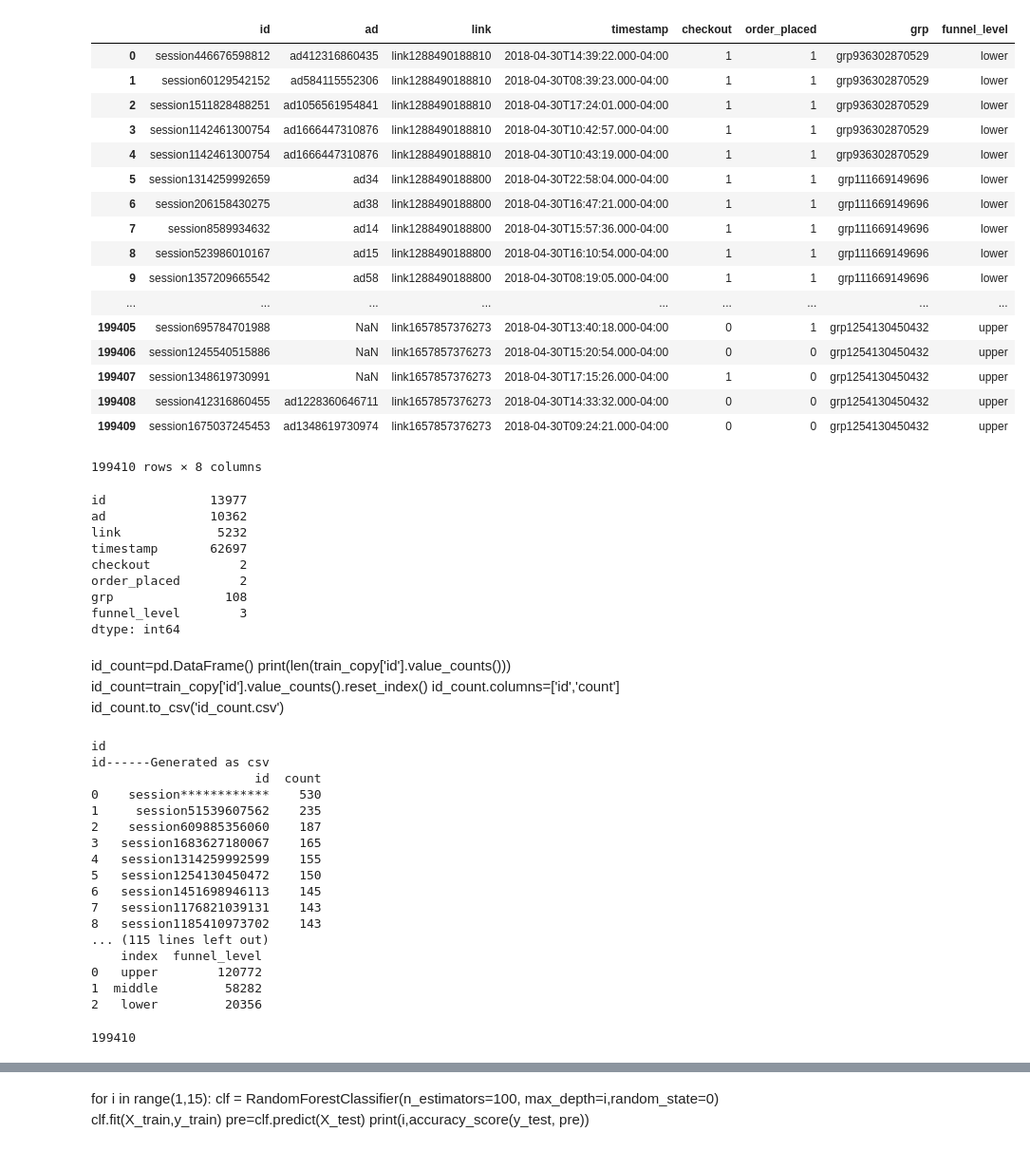
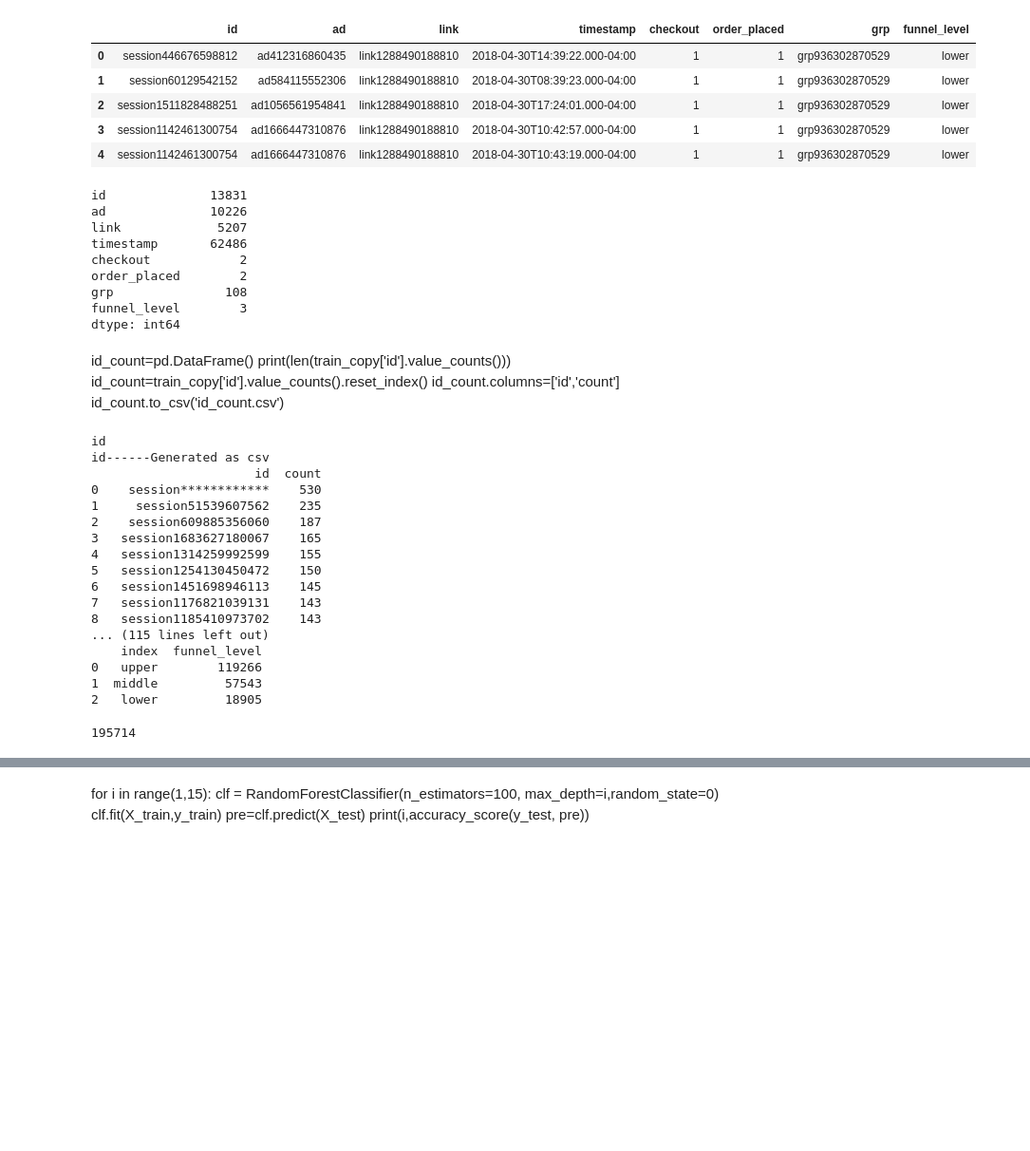
Before and after one commit to VarshiniBalaji/ecommerce-analysis, a Jupyter notebook: data_modeling_and_rfc.ipynb, the cells around one changed output, grey strips where cells are left out. Shown at 95% size. Saved outputs shown, nothing was run; the diff lists cells and outputs as text; code cells hidden in the pictures; blank space fills up the shorter version.

```diff
--- a/data_modeling_and_rfc.ipynb
+++ b/data_modeling_and_rfc.ipynb
@@ -15,28 +15,16 @@ from sklearn.ensemble import ExtraTreesClassifier
 from sklearn.naive_bayes import GaussianNB
 from sklearn.naive_bayes import MultinomialNB
 # %%
-train=pd.read_csv('training_data.csv')
+train=pd.read_csv('train_mod.csv')
 # %%
-train
+train.head()
 # %% [output]
 |  | id | ad | link | timestamp | checkout | order_placed | grp | funnel_level |
 | 0 | session446676598812 | ad412316860435 | link1288490188810 | 2018-04-30T14:39:22.000-04:00 | 1 | 1 | grp936302870529 | lower |
 | 1 | session60129542152 | ad584115552306 | link1288490188810 | 2018-04-30T08:39:23.000-04:00 | 1 | 1 | grp936302870529 | lower |
 | 2 | session1511828488251 | ad1056561954841 | link1288490188810 | 2018-04-30T17:24:01.000-04:00 | 1 | 1 | grp936302870529 | lower |
 | 3 | session1142461300754 | ad1666447310876 | link1288490188810 | 2018-04-30T10:42:57.000-04:00 | 1 | 1 | grp936302870529 | lower |
 | 4 | session1142461300754 | ad1666447310876 | link1288490188810 | 2018-04-30T10:43:19.000-04:00 | 1 | 1 | grp936302870529 | lower |
-| 5 | session1314259992659 | ad34 | link1288490188800 | 2018-04-30T22:58:04.000-04:00 | 1 | 1 | grp111669149696 | lower |
-| 6 | session206158430275 | ad38 | link1288490188800 | 2018-04-30T16:47:21.000-04:00 | 1 | 1 | grp111669149696 | lower |
-| 7 | session8589934632 | ad14 | link1288490188800 | 2018-04-30T15:57:36.000-04:00 | 1 | 1 | grp111669149696 | lower |
-| 8 | session523986010167 | ad15 | link1288490188800 | 2018-04-30T16:10:54.000-04:00 | 1 | 1 | grp111669149696 | lower |
-| 9 | session1357209665542 | ad58 | link1288490188800 | 2018-04-30T08:19:05.000-04:00 | 1 | 1 | grp111669149696 | lower |
-| ... | ... | ... | ... | ... | ... | ... | ... | ... |
-| 199405 | session695784701988 | NaN | link1657857376273 | 2018-04-30T13:40:18.000-04:00 | 0 | 1 | grp1254130450432 | upper |
-| 199406 | session1245540515886 | NaN | link1657857376273 | 2018-04-30T15:20:54.000-04:00 | 0 | 0 | grp1254130450432 | upper |
-| 199407 | session1348619730991 | NaN | link1657857376273 | 2018-04-30T17:15:26.000-04:00 | 1 | 0 | grp1254130450432 | upper |
-| 199408 | session412316860455 | ad1228360646711 | link1657857376273 | 2018-04-30T14:33:32.000-04:00 | 0 | 0 | grp1254130450432 | upper |
-| 199409 | session1675037245453 | ad1348619730974 | link1657857376273 | 2018-04-30T09:24:21.000-04:00 | 0 | 0 | grp1254130450432 | upper |
-199410 rows × 8 columns
 # %%
 train_copy=train.copy()
 # %%
@@ -87,10 +75,10 @@ def encoding_label(column="abc"):
 # %%
 train_copy.nunique()
 # %% [output]
-id              13977
-ad              10362
-link             5232
-timestamp       62697
+id              13831
+ad              10226
+link             5207
+timestamp       62486
 checkout            2
 order_placed        2
 grp               108
@@ -121,13 +109,13 @@ id------Generated as csv
 8   session1185410973702    143
 ... (115 lines left out)
     index  funnel_level
-0   upper        120772
-1  middle         58282
-2   lower         20356
+0   upper        119266
+1  middle         57543
+2   lower         18905
 # %%
 len(train)
 # %% [output]
-199410
+195714
 # %%
 train_copy=missing_data(train)
 # %% [output]
```
Also changed, not shown: parts of 9 cells of this notebook, 14 other files.
